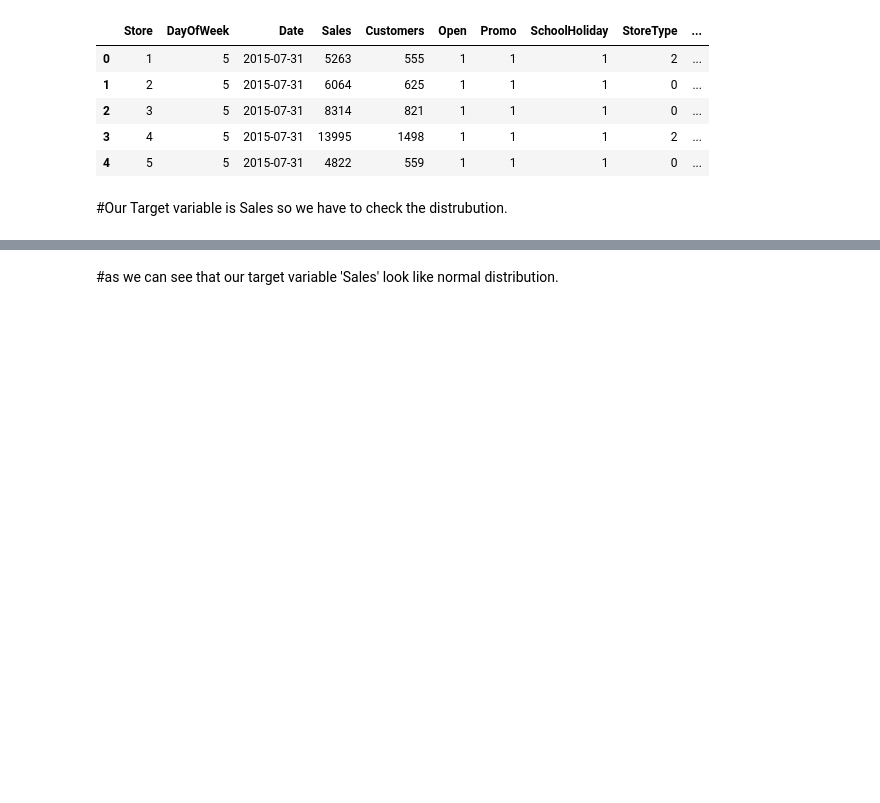
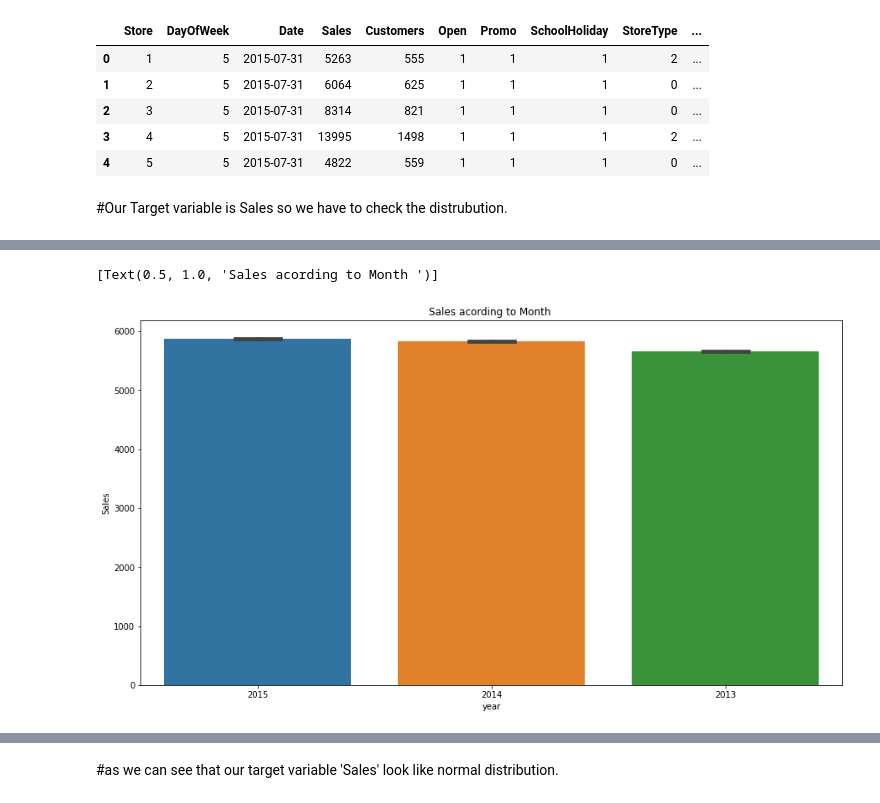
Before and after one commit to Lovejeet-Singh-31/Retail-Sales-Prediction, a Jupyter notebook: Rossmann_Sales_Prediction_Capstone_Project.ipynb, the cells around one changed output, grey strips where cells are left out. Drawn from its saved outputs; the diff is of its cells as text; code cells hidden in the pictures; blank space fills up the shorter version.

```diff
--- a/Rossmann_Sales_Prediction_Capstone_Project.ipynb
+++ b/Rossmann_Sales_Prediction_Capstone_Project.ipynb
@@ -464,0 +487,8 @@ sns.histplot(final_df['Sales'])
+# %%
+#anlysis of data by vizualisation
+fig,ax=plt.subplots(figsize=(15,8))
+sns.barplot(data=final_df,x='year',y='Sales',ax=ax,capsize=.2)
+ax.set(title='Sales acording to Month ')
+# %% [output]
+[Text(0.5, 1.0, 'Sales acording to Month ')]
+[figure, added]
```
Also changed, not shown: parts of 44 cells of this notebook.
